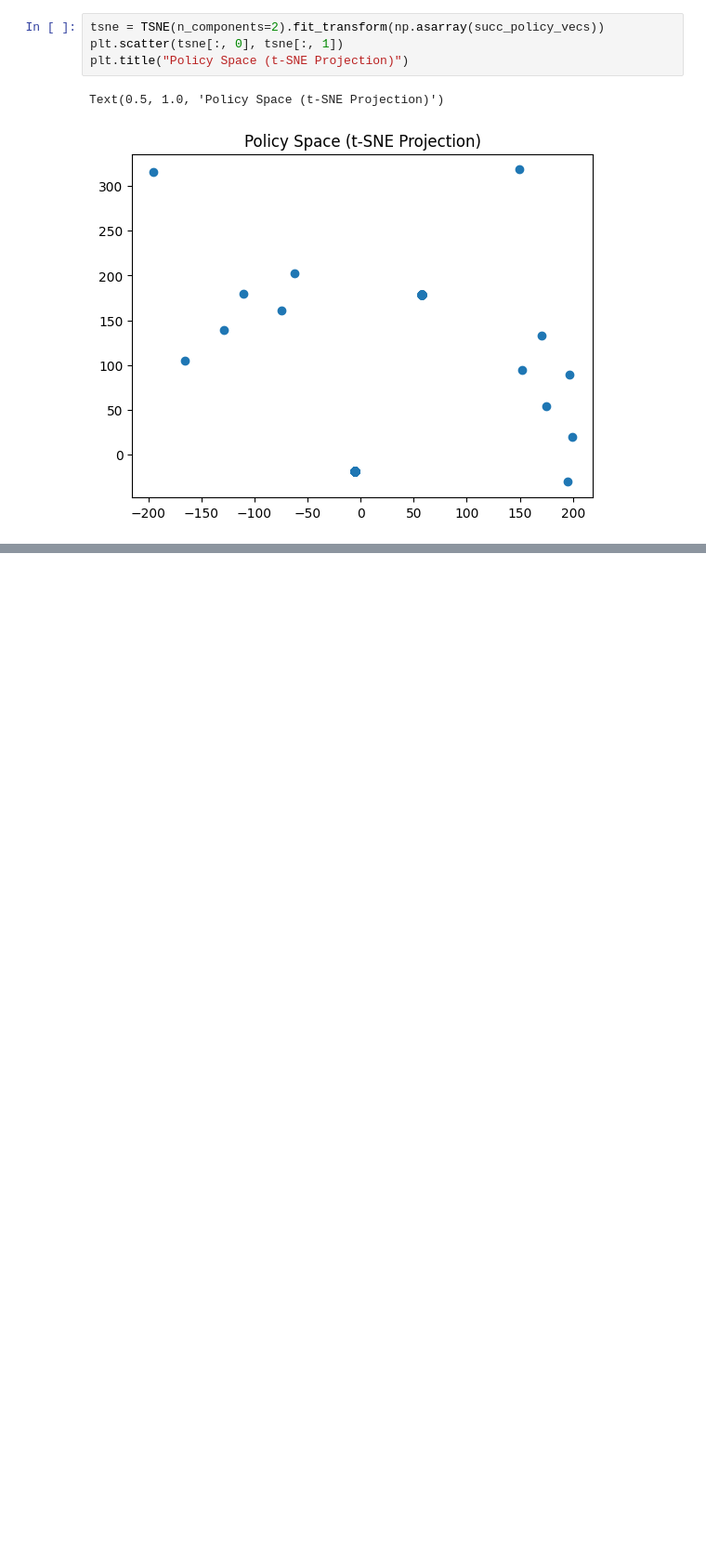
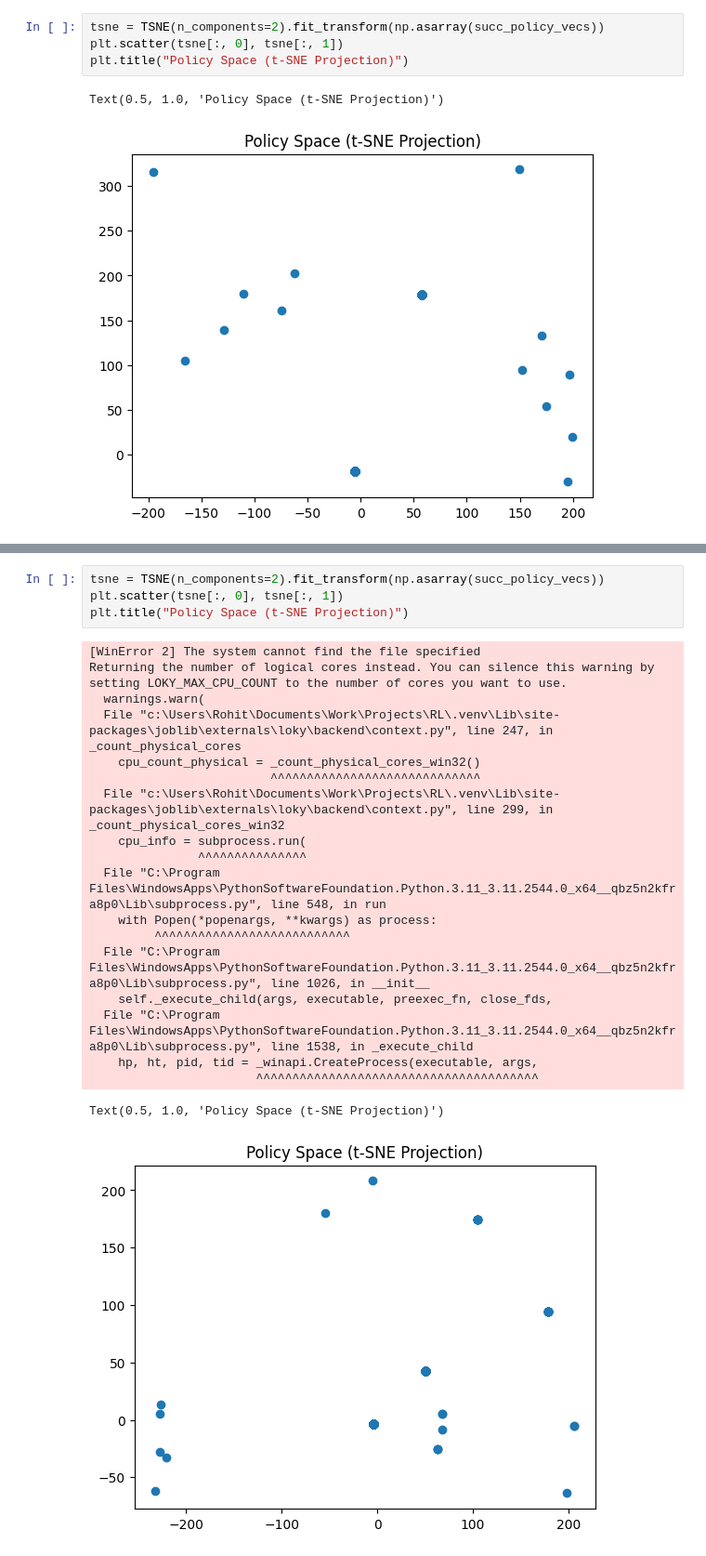
Before and after one commit to rhoP/RL, a Jupyter notebook: exps/scratch/ps_vis.ipynb, the cells around one changed output, grey strips where cells are left out. Shown at 93% size. Cells and saved outputs as stored; diff of their text form; blank space fills up the shorter version.

```diff
--- a/exps/scratch/ps_vis.ipynb
+++ b/exps/scratch/ps_vis.ipynb
@@ -180,0 +274,24 @@ Text(0.5, 1.0, 'Policy Space (t-SNE Projection)')
+# %%
+tsne = TSNE(n_components=2).fit_transform(np.asarray(succ_policy_vecs))
+plt.scatter(tsne[:, 0], tsne[:, 1])
+plt.title("Policy Space (t-SNE Projection)")
+# %% [output]
+[WinError 2] The system cannot find the file specified
+Returning the number of logical cores instead. You can silence this warning by setting LOKY_MAX_CPU_COUNT to the number of cores you want to use.
+  warnings.warn(
+  File "c:\Users\Rohit\Documents\Work\Projects\RL\.venv\Lib\site-packages\joblib\externals\loky\backend\context.py", line 247, in _count_physical_cores
+    cpu_count_physical = _count_physical_cores_win32()
+                         ^^^^^^^^^^^^^^^^^^^^^^^^^^^^^
+  File "c:\Users\Rohit\Documents\Work\Projects\RL\.venv\Lib\site-packages\joblib\externals\loky\backend\context.py", line 299, in _count_physical_cores_win32
+    cpu_info = subprocess.run(
+               ^^^^^^^^^^^^^^^
+  File "C:\Program Files\WindowsApps\PythonSoftwareFoundation.Python.3.11_3.11.2544.0_x64__qbz5n2kfra8p0\Lib\subprocess.py", line 548, in run
+    with Popen(*popenargs, **kwargs) as process:
+         ^^^^^^^^^^^^^^^^^^^^^^^^^^^
+  File "C:\Program Files\WindowsApps\PythonSoftwareFoundation.Python.3.11_3.11.2544.0_x64__qbz5n2kfra8p0\Lib\subprocess.py", line 1026, in __init__
+    self._execute_child(args, executable, preexec_fn, close_fds,
+  File "C:\Program Files\WindowsApps\PythonSoftwareFoundation.Python.3.11_3.11.2544.0_x64__qbz5n2kfra8p0\Lib\subprocess.py", line 1538, in _execute_child
+    hp, ht, pid, tid = _winapi.CreateProcess(executable, args,
+                       ^^^^^^^^^^^^^^^^^^^^^^^^^^^^^^^^^^^^^^^
+Text(0.5, 1.0, 'Policy Space (t-SNE Projection)')
+[figure, added]
```
Also changed, not shown: parts of 10 cells of this notebook.
